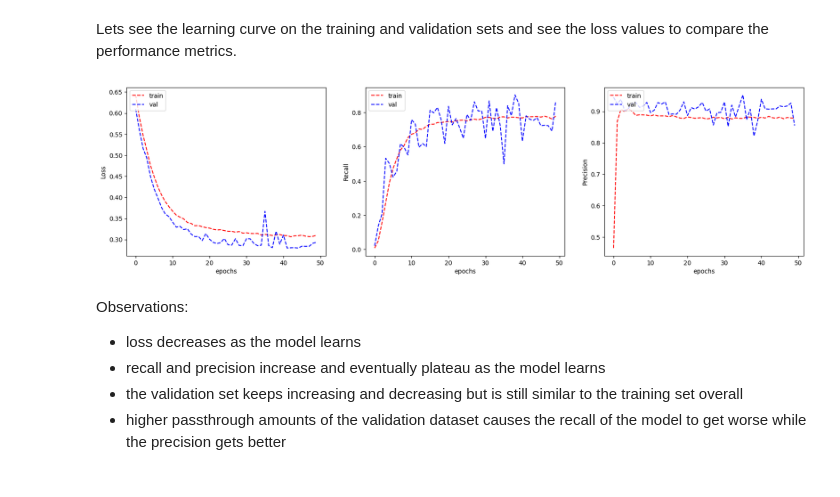
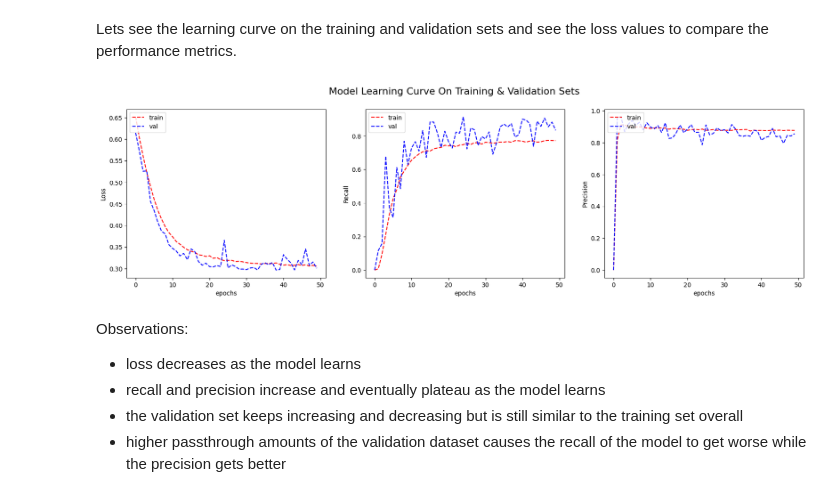
Before and after one commit to IbrahimAshhab/ML-A2-Colon-Cancer, a Jupyter notebook: s3953973_s4007880.ipynb, the cells around one changed output. Drawn from its saved outputs; the diff is of its cells as text; code cells hidden in the pictures.

```diff
--- a/s3953973_s4007880.ipynb
+++ b/s3953973_s4007880.ipynb
@@ -324,7 +310,7 @@ We will use binary cross entropy for the loss function since our target variable
 # %%
 model.compile(optimizer='SGD',
               loss=tf.keras.losses.BinaryCrossentropy(from_logits=True),
-              metrics=['Precision', 'Recall']
+              metrics=['Precision', 'Recall'],
 )
 # %% [markdown]
 Lets train the baseline model.\
@@ -341,7 +327,8 @@ train_generator = datagen.flow_from_dataframe(
     target_size=(27, 27),
     class_mode='binary',
     batch_size=batch_size,
-    shuffle=True
+    shuffle=True,
+    seed=42
 )
 
 validation_generator = datagen.flow_from_dataframe(
@@ -352,7 +339,8 @@ validation_generator = datagen.flow_from_dataframe(
     target_size=(27, 27),
     class_mode='binary',
     batch_size=batch_size,
-    shuffle=True
+    shuffle=True,
+    seed=42
 )
 
 history = model.fit(train_generator, validation_data = validation_generator, epochs=50, verbose=0)
@@ -379,39 +350,40 @@ I0000 00:00:1745922065.201216    8813 cuda_dnn.cc:529] Loaded cuDNN version 9030
 # %% [markdown]
 Lets see the learning curve on the training and validation sets and see the loss values to compare the performance metrics.
 # %%
-def plot_learning_curve(train_loss, val_loss, train_metric_1, val_metric_1, train_metric_2, val_metric_2, metric_name_1, metric_name_2):
+def plot_learning_curve(train_loss, val_loss, train_metric_1, val_metric_1, train_metric_2, val_metric_2, metric_name_1, metric_name_2, title):
     plt.figure(figsize=(20,5))
 
     plt.subplot(1,3,1)
     plt.plot(train_loss, 'r--')
     plt.plot(val_loss, 'b--')
     plt.xlabel("epochs")
     plt.ylabel("Loss")
     plt.legend(['train', 'val'], loc='upper left')
 
     plt.subplot(1,3,2)
     plt.plot(train_metric_1, 'r--')
     plt.plot(val_metric_1, 'b--')
     plt.xlabel("epochs")
     plt.ylabel(metric_name_1)
     plt.legend(['train', 'val'], loc='upper left')
 
     plt.subplot(1,3,3)
     plt.plot(train_metric_2, 'r--')
     plt.plot(val_metric_2, 'b--')
     plt.xlabel("epochs")
     plt.ylabel(metric_name_2)
     plt.legend(['train', 'val'], loc='upper left')
-
+    plt.suptitle(title, fontsize=16)
     plt.show()
 
 plot_learning_curve(history.history['loss'], history.history['val_loss'],
                 history.history['Recall'], history.history['val_Recall'],
                 history.history['Precision'], history.history['val_Precision'],
                 metric_name_1='Recall',
-                metric_name_2='Precision')
+                metric_name_2='Precision',
+                title='Model Learning Curve On Training & Validation Sets')
 # %% [output]
-[figure, old version]
+[figure, new version]
 # %% [markdown]
 Observations:
 - loss decreases as the model learns
```
Also changed, not shown: parts of 22 cells of this notebook.
